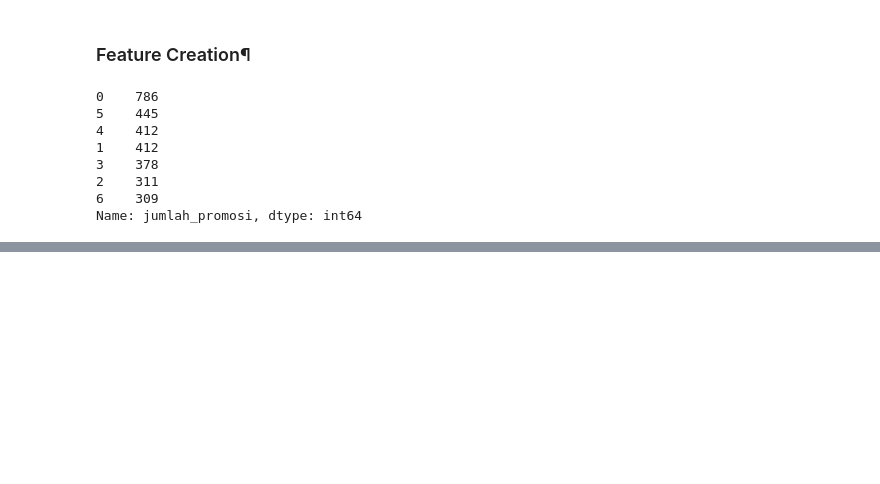
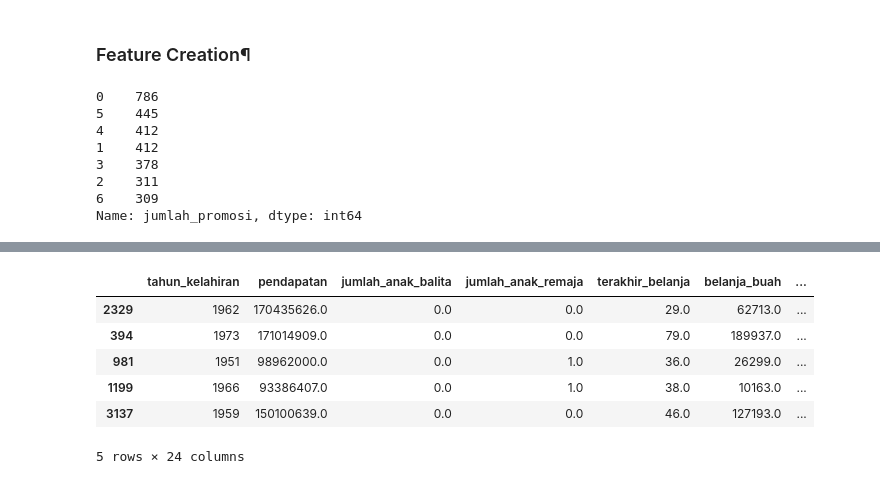
Before and after one commit to amjadadhie/FindIT, a Jupyter notebook: notebook_amjad.ipynb, the cells around one changed output, grey strips where cells are left out. Drawn from its saved outputs; the diff is of its cells as text; code cells hidden in the pictures; blank space fills up the shorter version.

```diff
--- a/notebook_amjad.ipynb
+++ b/notebook_amjad.ipynb
@@ -395,0 +406,21 @@ Name: status_pernikahan, dtype: int64
+# %%
+# Create custom encoder class
+class FeatureEncoder(BaseEstimator, TransformerMixin):
+
+    def fit(self, X, y=None):
+        return self
+
+    def transform(self, X):
+        X_encoded = X.copy()
+
+        cat_cols = X.select_dtypes(include=['object'])
+
+        for col in cat_cols:
+
+            # Perform one-hot encoding
+            X_encoded = pd.concat([X_encoded, pd.get_dummies(X_encoded[col], prefix=col)], axis=1)
+
+            # Drop original categorical columns from DataFrame
+            X_encoded.drop(col, axis=1, inplace=True)
+
+        return X_encoded
@@ -395,0 +486,18 @@ Name: status_pernikahan, dtype: int64
+# %%
+from sklearn.pipeline import Pipeline
+
+pipeline_val = Pipeline([("imputer", FeatureImputer()),
+                    ("encoder", FeatureEncoder())])
+# %%
+train_set = pipeline_val.fit_transform(train_set)
+val_set = pipeline_val.transform(val_set)
+# %%
+train_set.head()
+# %% [output]
+|  | tahun_kelahiran | pendapatan | jumlah_anak_balita | jumlah_anak_remaja | terakhir_belanja | belanja_buah | ... |
+| 2329 | 1962 | 170435626.0 | 0.0 | 0.0 | 29.0 | 62713.0 | ... |
+| 394 | 1973 | 171014909.0 | 0.0 | 0.0 | 79.0 | 189937.0 | ... |
+| 981 | 1951 | 98962000.0 | 0.0 | 1.0 | 36.0 | 26299.0 | ... |
+| 1199 | 1966 | 93386407.0 | 0.0 | 1.0 | 38.0 | 10163.0 | ... |
+| 3137 | 1959 | 150100639.0 | 0.0 | 0.0 | 46.0 | 127193.0 | ... |
+5 rows × 24 columns
```
Also changed, not shown: parts of 13 cells of this notebook.
